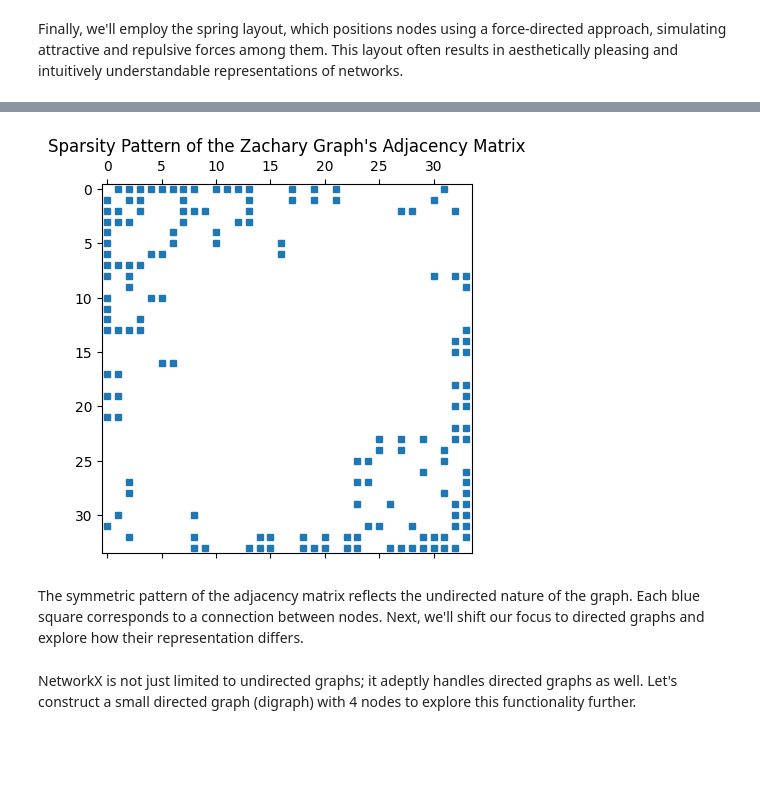
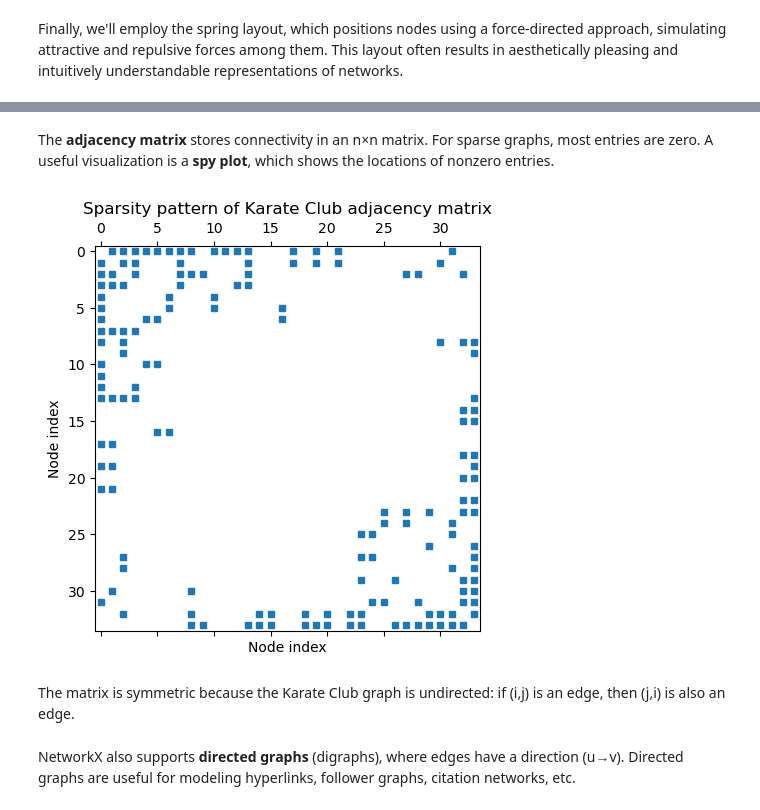
Before and after one commit to vmpreciado/DS4CN, a Jupyter notebook: Intro2NetworkX.ipynb, the cells around one changed output, grey strips where cells are left out. Cells and saved outputs as stored; diff of their text form; code cells hidden in the pictures; blank space fills up the shorter version.

```diff
--- a/Intro2NetworkX.ipynb
+++ b/Intro2NetworkX.ipynb
@@ -126,17 +271,26 @@ The adjacency matrix offers a different perspective. Here, we visualize it, with
+# %% [markdown]
+The **adjacency matrix** stores connectivity in an n×n matrix.
+For sparse graphs, most entries are zero. A useful visualization is a **spy plot**,
+which shows the locations of nonzero entries.
 # %%
 import numpy as np
 
-# Get the adjacency matrix (an array) as a sparse matrix
-adj_matrix = nx.adjacency_matrix(G)
+# Adjacency matrix as a SciPy sparse matrix (efficient for large sparse graphs)
+adj_matrix_sparse = nx.adjacency_matrix(G)
 
-# Use Matplotlib's spy function to plot the sparsity pattern of the adjacency matrix
-plt.spy(adj_matrix, markersize=5)
-plt.title("Sparsity Pattern of the Zachary Graph's Adjacency Matrix")
+# Spy plot: visualize the sparsity pattern
+plt.figure(figsize=(5,5))
+plt.spy(adj_matrix_sparse, markersize=5)
+plt.title("Sparsity pattern of Karate Club adjacency matrix")
+plt.xlabel("Node index")
+plt.ylabel("Node index")
 plt.show()
 # %% [output]
-[figure, old version]
+[figure, new version]
-# %% [markdown]
-The symmetric pattern of the adjacency matrix reflects the undirected nature of the graph. Each blue square corresponds to a connection between nodes. Next, we'll shift our focus to directed graphs and explore how their representation differs.
-# %% [markdown]
-NetworkX is not just limited to undirected graphs; it adeptly handles directed graphs as well. Let's construct a small directed graph (digraph) with 4 nodes to explore this functionality further.
+# %% [markdown]
+The matrix is symmetric because the Karate Club graph is undirected:
+if (i,j) is an edge, then (j,i) is also an edge.
+# %% [markdown]
+NetworkX also supports **directed graphs** (digraphs), where edges have a direction (u→v).
+Directed graphs are useful for modeling hyperlinks, follower graphs, citation networks, etc.
 # %%
```
Also changed, not shown: parts of 41 cells of this notebook.
